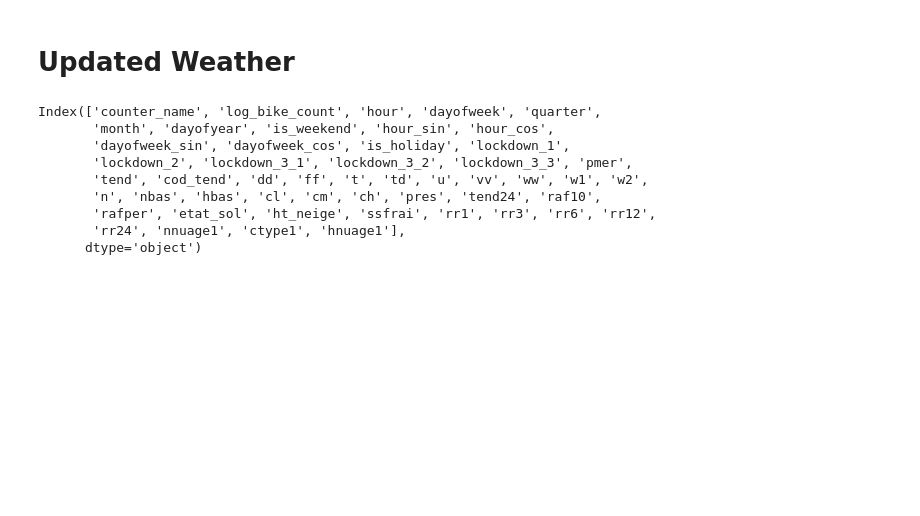
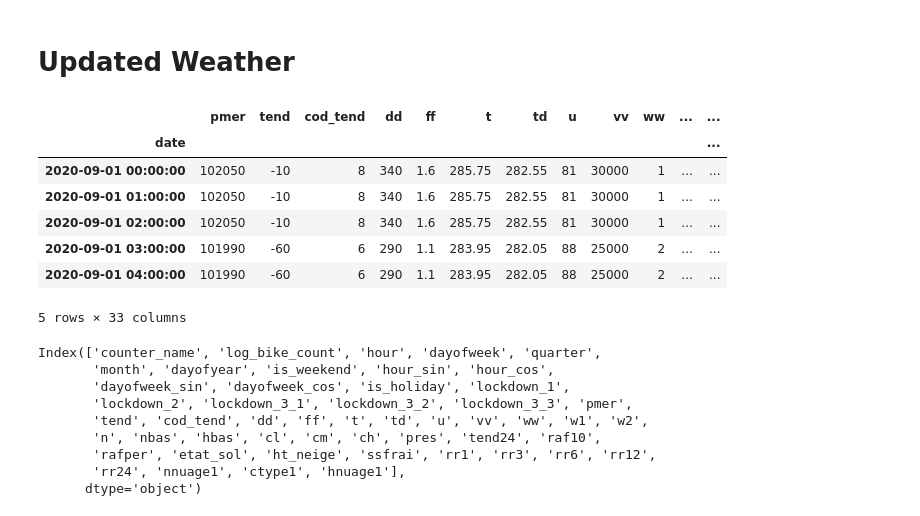
Before and after one commit to Ameya1337/Bike-Counters-Ameya---Qiling, a Jupyter notebook: timeseries continued.ipynb, the cells around one changed output. Cells and saved outputs as stored; diff of their text form; code cells hidden in the pictures; blank space fills up the shorter version.

```diff
--- a/timeseries continued.ipynb
+++ b/timeseries continued.ipynb
@@ -1139,3 +1147,14 @@ weather_data_hourly = weather_data.resample("H").ffill()
+# %%
+weather_data_hourly.head()
+# %% [output]
+|  | pmer | tend | cod_tend | dd | ff | t | td | u | vv | ww | ... | ... |
+| date |  |  |  |  |  |  |  |  |  |  |  | ... |
+| 2020-09-01 00:00:00 | 102050 | -10 | 8 | 340 | 1.6 | 285.75 | 282.55 | 81 | 30000 | 1 | ... | ... |
+| 2020-09-01 01:00:00 | 102050 | -10 | 8 | 340 | 1.6 | 285.75 | 282.55 | 81 | 30000 | 1 | ... | ... |
+| 2020-09-01 02:00:00 | 102050 | -10 | 8 | 340 | 1.6 | 285.75 | 282.55 | 81 | 30000 | 1 | ... | ... |
+| 2020-09-01 03:00:00 | 101990 | -60 | 6 | 290 | 1.1 | 283.95 | 282.05 | 88 | 25000 | 2 | ... | ... |
+| 2020-09-01 04:00:00 | 101990 | -60 | 6 | 290 | 1.1 | 283.95 | 282.05 | 88 | 25000 | 2 | ... | ... |
+5 rows × 33 columns
 # %%
 boolean_columns = [
     "is_weekend",
```
Also changed, not shown: parts of 61 cells of this notebook, 7 other files.
